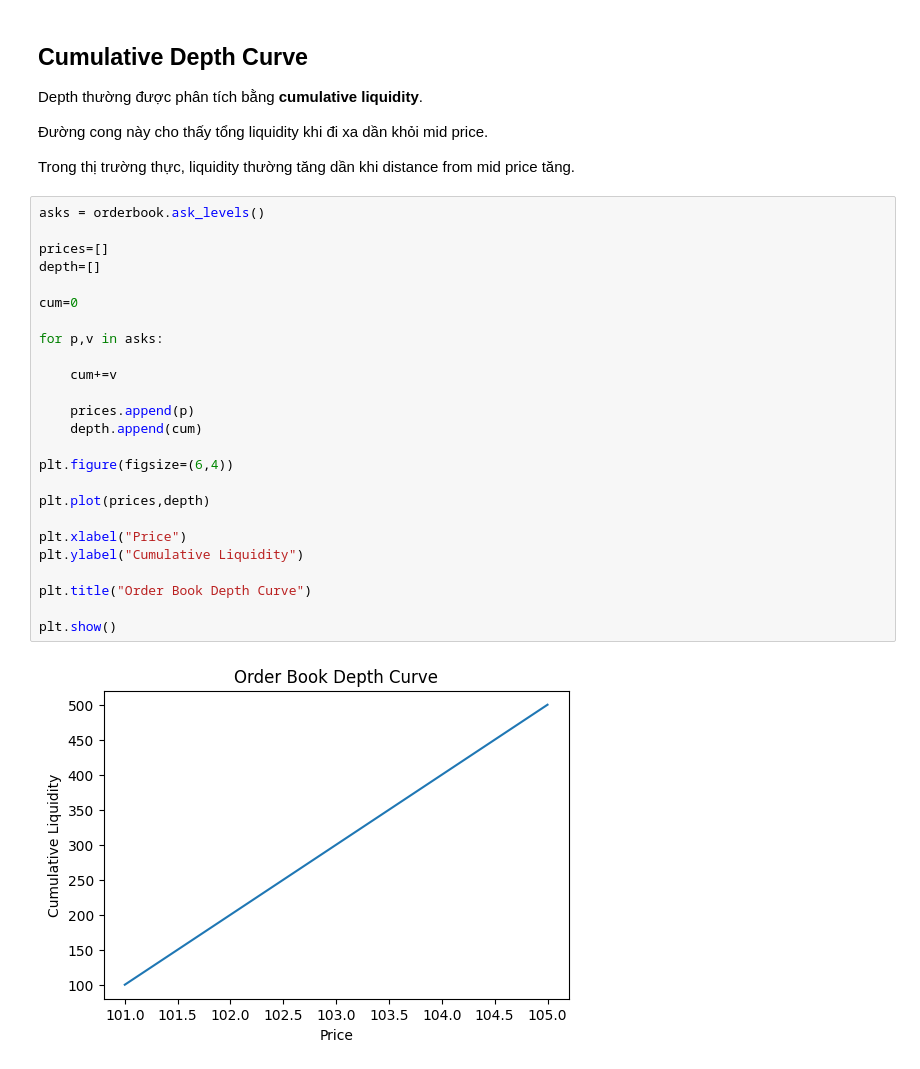
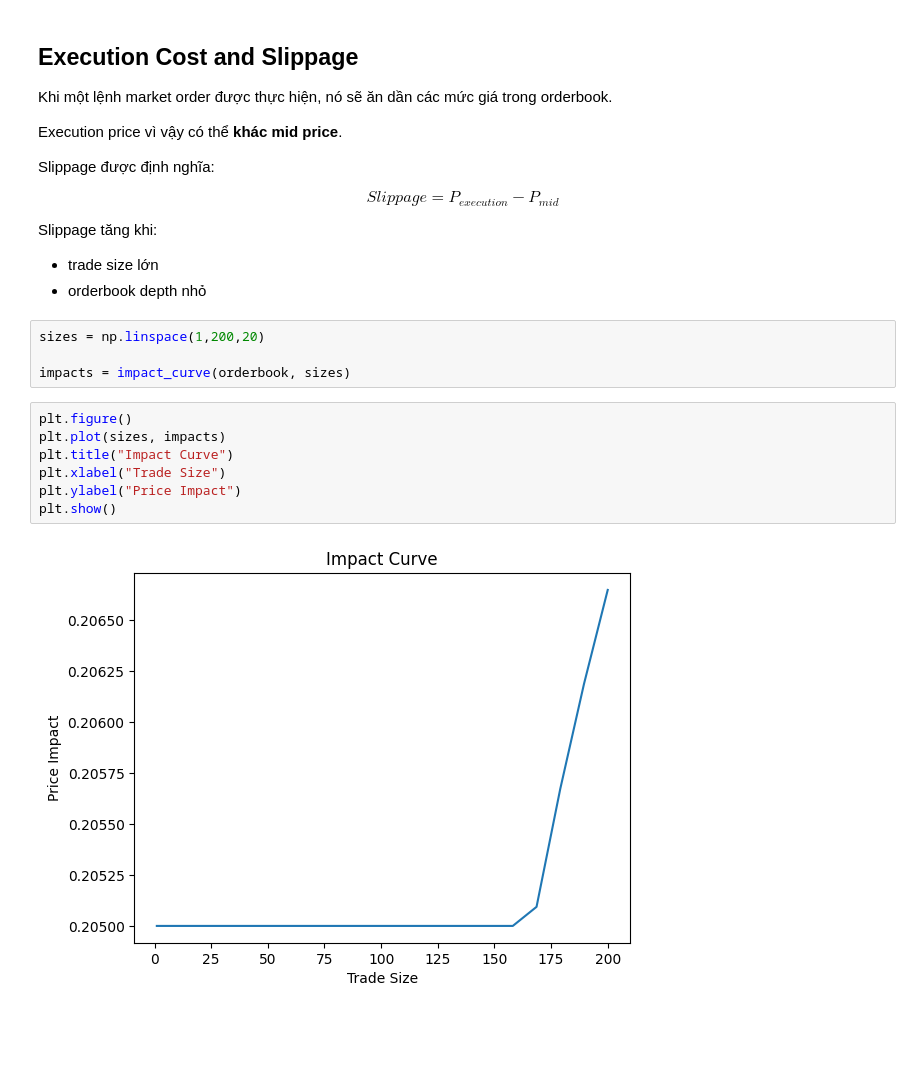
Before and after one commit to thisYui/Market-Reality-and-Dynamics, a Jupyter notebook: notebooks/01_market_structure/02_liquidity_and_depth.ipynb, the cells around one changed output. Drawn from its saved outputs; the diff is of its cells as text; blank space fills up the shorter version.

```diff
--- a/notebooks/01_market_structure/02_liquidity_and_depth.ipynb
+++ b/notebooks/01_market_structure/02_liquidity_and_depth.ipynb
@@ -256,39 +240,31 @@ quyết định **price impact của giao dịch**.
 # %% [markdown]
-## Cumulative Depth Curve
+## Execution Cost and Slippage
 
-Depth thường được phân tích bằng **cumulative liquidity**.
+Khi một lệnh market order được thực hiện, nó sẽ ăn dần các mức giá trong orderbook.
 
-Đường cong này cho thấy tổng liquidity
-khi đi xa dần khỏi mid price.
+Execution price vì vậy có thể **khác mid price**.
 
-Trong thị trường thực,
-liquidity thường tăng dần
-khi distance from mid price tăng.
+Slippage được định nghĩa:
+
+$$
+Slippage = P_{execution} - P_{mid}
+$$
+
+Slippage tăng khi:
+
+- trade size lớn
+- orderbook depth nhỏ
 # %%
-asks = orderbook.ask_levels()
+sizes = np.linspace(1,200,20)
 
-prices=[]
-depth=[]
-
-cum=0
-
-for p,v in asks:
-
-    cum+=v
-
-    prices.append(p)
-    depth.append(cum)
-
-plt.figure(figsize=(6,4))
-
-plt.plot(prices,depth)
-
-plt.xlabel("Price")
-plt.ylabel("Cumulative Liquidity")
-
-plt.title("Order Book Depth Curve")
-
-plt.show()
+impacts = impact_curve(orderbook, sizes)
-# %% [output]
-[figure, removed]
+# %%
+plt.figure()
+plt.plot(sizes, impacts)
+plt.title("Impact Curve")
+plt.xlabel("Trade Size")
+plt.ylabel("Price Impact")
+plt.show()
+# %% [output]
+[figure, added]
 # %% [markdown]
```
Also changed, not shown: parts of 31 cells of this notebook, 9 other files.
